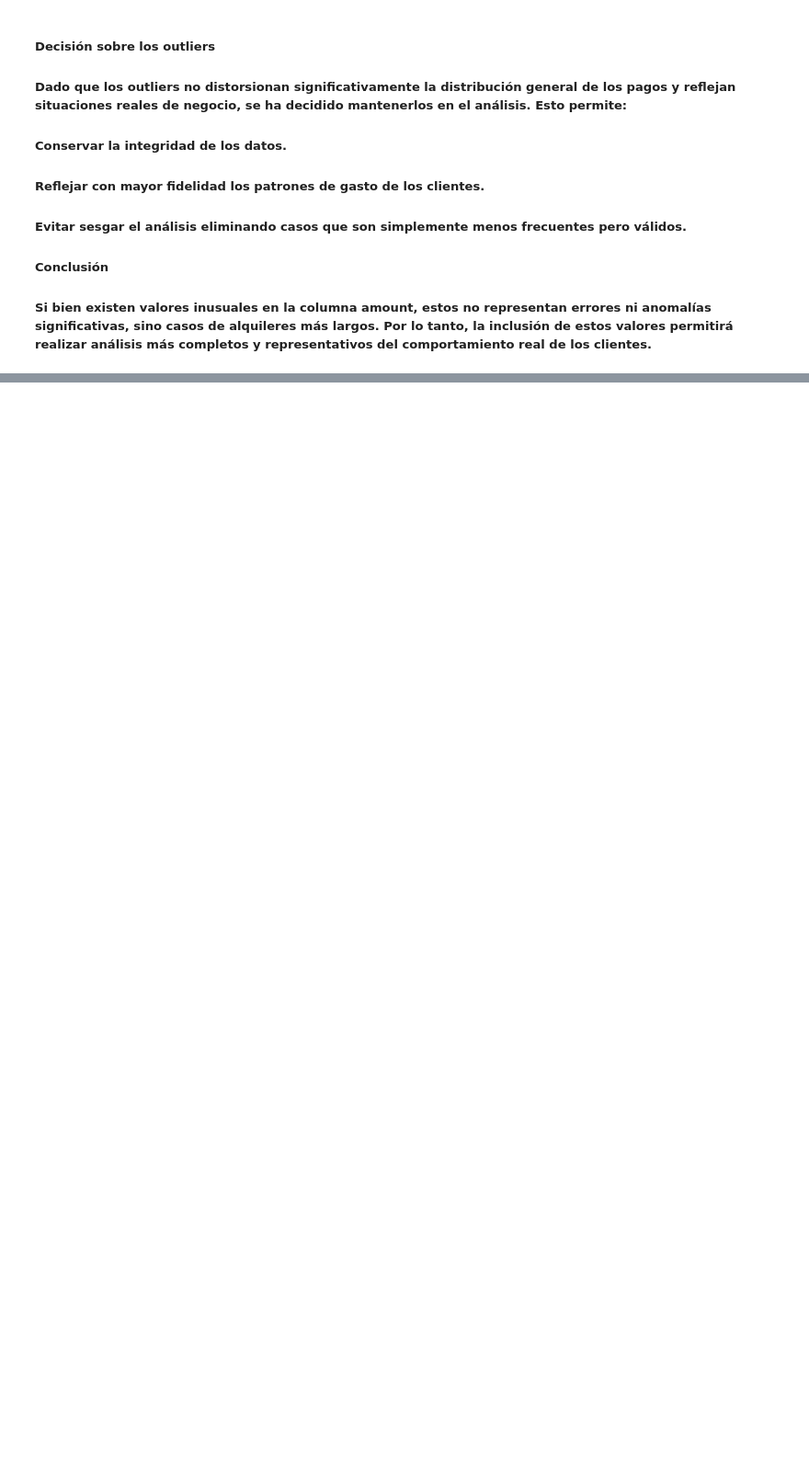
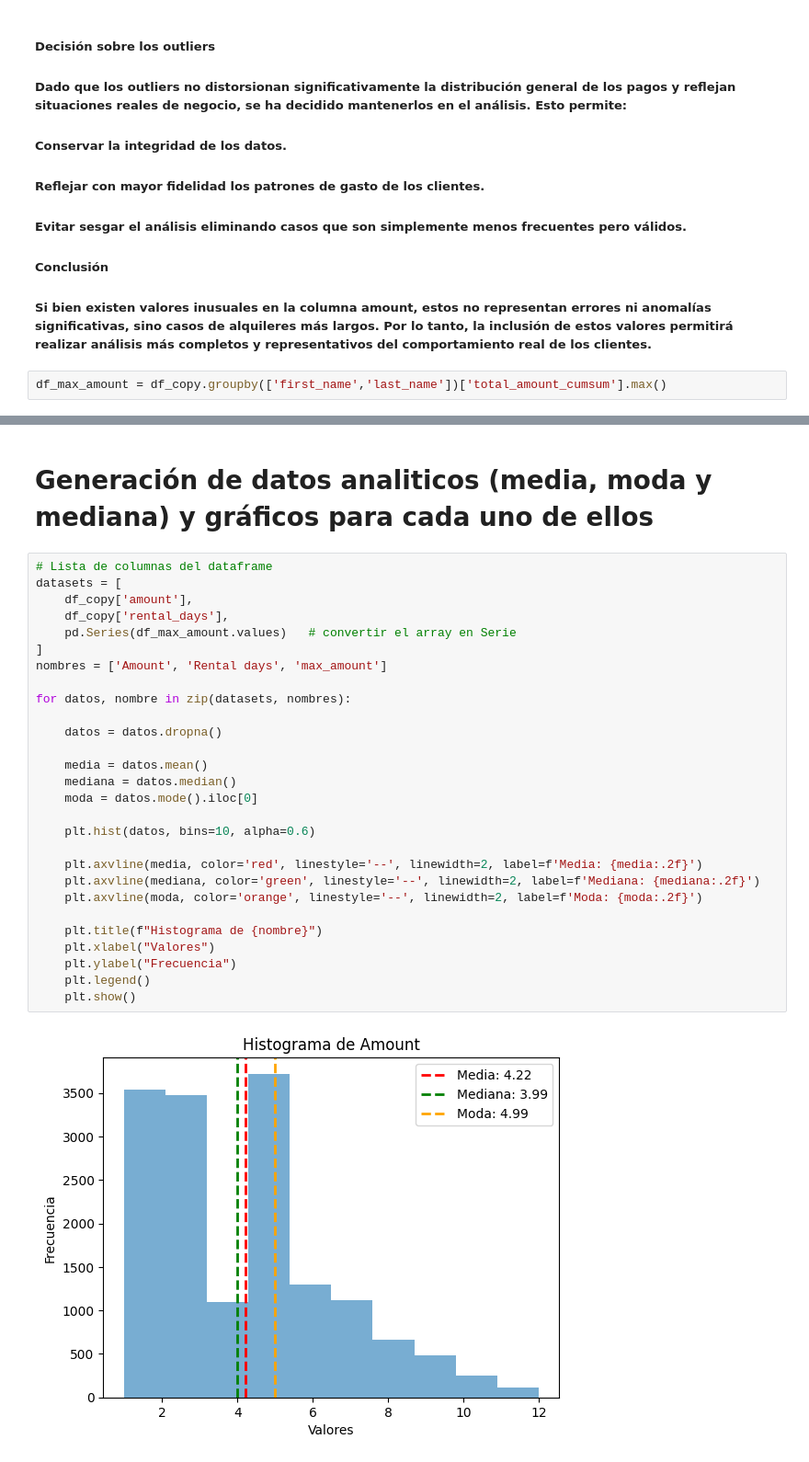
Before and after one commit to JaimeAmuedoJAH/consulta-analisis-datos-sakila, a Jupyter notebook: notebook/ProyectoIII_dataframe1.ipynb, the cells around one changed output, grey strips where cells are left out. Shown at 92% size. Drawn from its saved outputs; the diff is of its cells as text; blank space fills up the shorter version.

Commit message:
Feature: añadido primeros graficos media, mediana y moda. #30

```diff
--- a/notebook/ProyectoIII_dataframe1.ipynb
+++ b/notebook/ProyectoIII_dataframe1.ipynb
@@ -212,3 +212,5 @@ plt.show()
 ##### Conclusión
 
 ##### Si bien existen valores inusuales en la columna amount, estos no representan errores ni anomalías significativas, sino casos de alquileres más largos. Por lo tanto, la inclusión de estos valores permitirá realizar análisis más completos y representativos del comportamiento real de los clientes.
+# %%
+df_max_amount = df_copy.groupby(['first_name','last_name'])['total_amount_cumsum'].max()
@@ -214,0 +231,32 @@ plt.show()
+# %% [markdown]
+# Generación de datos analiticos (media, moda y mediana) y gráficos para cada uno de ellos
+# %%
+# Lista de columnas del dataframe
+datasets = [
+    df_copy['amount'],
+    df_copy['rental_days'],
+    pd.Series(df_max_amount.values)   # convertir el array en Serie
+]
+nombres = ['Amount', 'Rental days', 'max_amount']
+
+for datos, nombre in zip(datasets, nombres):
+
+    datos = datos.dropna()
+
+    media = datos.mean()
+    mediana = datos.median()
+    moda = datos.mode().iloc[0]
+
+    plt.hist(datos, bins=10, alpha=0.6)
+
+    plt.axvline(media, color='red', linestyle='--', linewidth=2, label=f'Media: {media:.2f}')
+    plt.axvline(mediana, color='green', linestyle='--', linewidth=2, label=f'Mediana: {mediana:.2f}')
+    plt.axvline(moda, color='orange', linestyle='--', linewidth=2, label=f'Moda: {moda:.2f}')
+
+    plt.title(f"Histograma de {nombre}")
+    plt.xlabel("Valores")
+    plt.ylabel("Frecuencia")
+    plt.legend()
+    plt.show()
+# %% [output]
+[figure, added]
```
Also changed, not shown: parts of 3 cells of this notebook, 1 other file.
